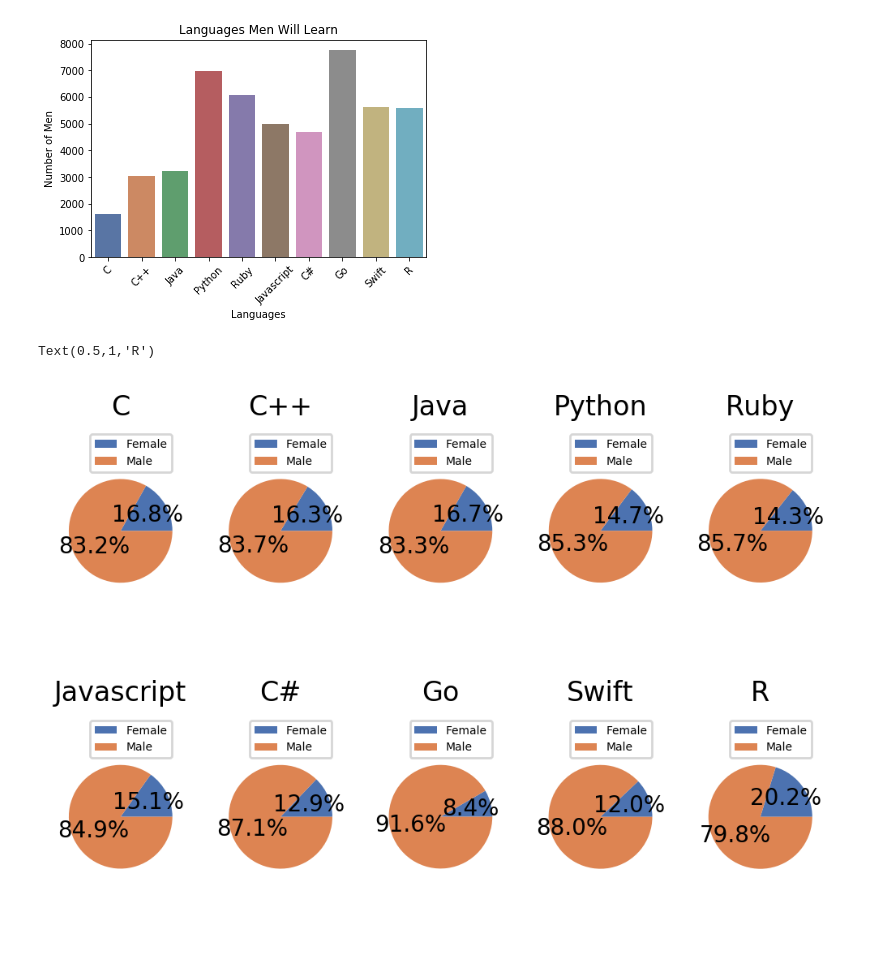
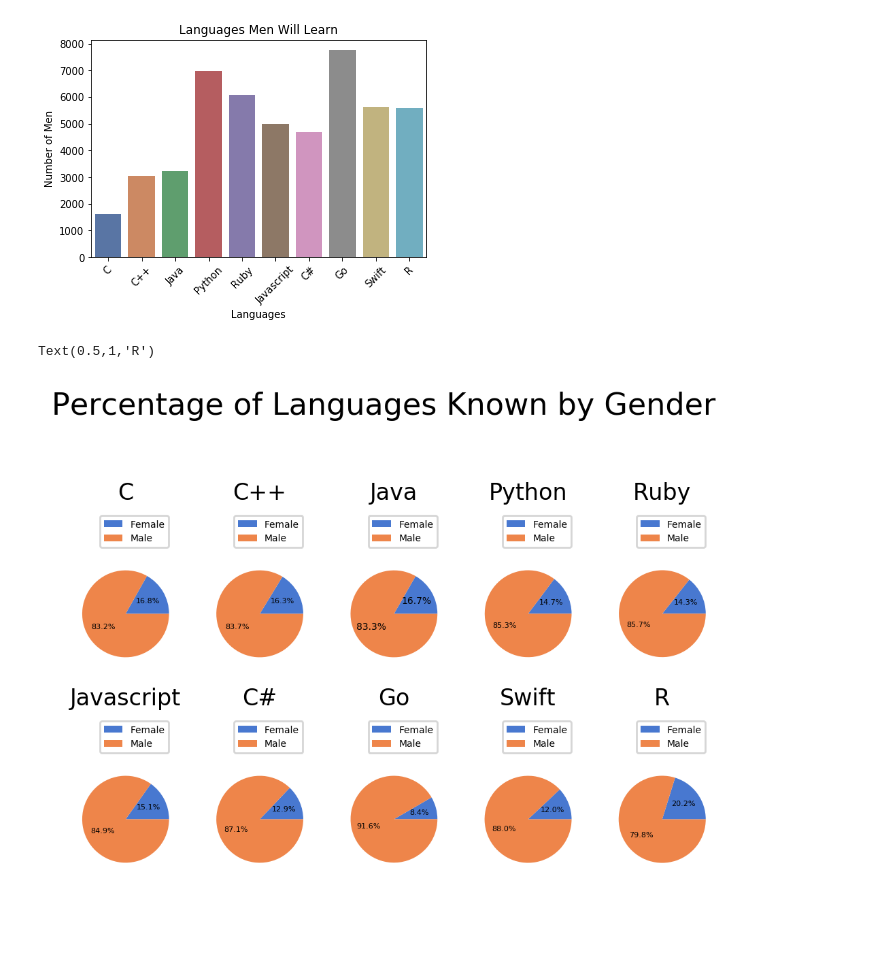
Before and after one commit to EricaTess/women-in-tech, a Jupyter notebook: clustering_project/Clustering-HackerRank-Data.ipynb, the cells around one changed output. Drawn from its saved outputs; the diff is of its cells as text; code cells hidden in the pictures.

```diff
--- a/clustering_project/Clustering-HackerRank-Data.ipynb
+++ b/clustering_project/Clustering-HackerRank-Data.ipynb
@@ -213,7 +162,9 @@ plt.show()
 # Javascript C# Go Swift R
 # %%
 fig = plt.figure(dpi=200)
-fig.subplots_adjust(hspace=0.4, wspace=0.4)
+sns.set_palette("muted")
+fig.subplots_adjust(hspace=0, wspace=0.4)
+fig.suptitle('Percentage of Languages Known by Gender', fontsize=16, y=1.1)
 
 
 # C Pie Chart
@@ -222,7 +173,7 @@ plt.pie([
         df_country_gender_lang[(df_country_gender_lang['C']=='Know') &(df_country_gender_lang['Gender']=="Female")].shape[0],
         df_country_gender_lang[(df_country_gender_lang['C']=='Know') &(df_country_gender_lang['Gender']=="Male")].shape[0]
         ],
-        autopct='%0.1f%%', textprops={'fontsize': 10})
+        autopct='%0.1f%%', textprops={'fontsize': 4})
 
 plt.axis('equal')
 plt.legend(df_country_gender_lang['Gender'], loc=1, prop={'size': 5})
@@ -234,7 +185,7 @@ plt.pie([
         df_country_gender_lang[(df_country_gender_lang['C++']=='Know') &(df_country_gender_lang['Gender']=="Female")].shape[0],
         df_country_gender_lang[(df_country_gender_lang['C++']=='Know') &(df_country_gender_lang['Gender']=="Male")].shape[0]
         ],
-        autopct='%0.1f%%')
+        autopct='%0.1f%%', textprops={'fontsize': 4})
 
 plt.axis('equal')
 plt.legend(df_country_gender_lang['Gender'], loc=1, prop={'size': 5})
@@ -246,7 +197,7 @@ plt.pie([
         df_country_gender_lang[(df_country_gender_lang['Java']=='Know') &(df_country_gender_lang['Gender']=="Female")].shape[0],
         df_country_gender_lang[(df_country_gender_lang['Java']=='Know') &(df_country_gender_lang['Gender']=="Male")].shape[0]
         ],
-        autopct='%0.1f%%')
+        autopct='%0.1f%%', textprops={'fontsize': 5})
 plt.axis('equal')
 plt.legend(df_country_gender_lang['Gender'], loc=1, prop={'size': 5})
 plt.title('Java')
@@ -258,7 +209,7 @@ plt.pie([
         df_country_gender_lang[(df_country_gender_lang['Python']=='Know') &(df_country_gender_lang['Gender']=="Female")].shape[0],
         df_country_gender_lang[(df_country_gender_lang['Python']=='Know') &(df_country_gender_lang['Gender']=="Male")].shape[0]
         ],
-        autopct='%0.1f%%')
+        autopct='%0.1f%%', textprops={'fontsize': 4})
 plt.axis('equal')
 plt.legend(df_country_gender_lang['Gender'], loc=1, prop={'size': 5})
 plt.title('Python')
@@ -269,7 +220,7 @@ plt.pie([
         df_country_gender_lang[(df_country_gender_lang['Ruby']=='Know') &(df_country_gender_lang['Gender']=="Female")].shape[0],
         df_country_gender_lang[(df_country_gender_lang['Ruby']=='Know') &(df_country_gender_lang['Gender']=="Male")].shape[0]
         ],
-        autopct='%0.1f%%')
+        autopct='%0.1f%%', textprops={'fontsize': 4})
 plt.axis('equal')
 plt.legend(df_country_gender_lang['Gender'], loc=1, prop={'size': 5})
 plt.title('Ruby')
@@ -280,7 +231,7 @@ plt.pie([
         df_country_gender_lang[(df_country_gender_lang['Javascript']=='Know') &(df_country_gender_lang['Gender']=="Female")].shape[0],
         df_country_gender_lang[(df_country_gender_lang['Javascript']=='Know') &(df_country_gender_lang['Gender']=="Male")].shape[0]
         ],
-        autopct='%0.1f%%')
+        autopct='%0.1f%%', textprops={'fontsize': 4})
 plt.axis('equal')
 plt.legend(df_country_gender_lang['Gender'], loc=1, prop={'size': 5})
 plt.title('Javascript')
@@ -291,7 +242,7 @@ plt.pie([
         df_country_gender_lang[(df_country_gender_lang['C#']=='Know') &(df_country_gender_lang['Gender']=="Female")].shape[0],
         df_country_gender_lang[(df_country_gender_lang['C#']=='Know') &(df_country_gender_lang['Gender']=="Male")].shape[0]
         ],
-        autopct='%0.1f%%')
+        autopct='%0.1f%%', textprops={'fontsize': 4})
 plt.axis('equal')
 plt.legend(df_country_gender_lang['Gender'], loc=1, prop={'size': 5})
 plt.title('C#')
@@ -300,34 +251,34 @@ plt.title('C#')
 plt.subplot(2, 5, 8)
 plt.pie([
         df_country_gender_lang[(df_country_gender_lang['Go']=='Know') &(df_country_gender_lang['Gender']=="Female")].shape[0],
         df_country_gender_lang[(df_country_gender_lang['Go']=='Know') &(df_country_gender_lang['Gender']=="Male")].shape[0]
         ],
-        autopct='%0.1f%%')
+        autopct='%0.1f%%', textprops={'fontsize': 4})
 plt.axis('equal')
 plt.legend(df_country_gender_lang['Gender'], loc=1, prop={'size': 5})
 plt.title('Go')
 
 # Swift
 plt.subplot(2, 5, 9)
 plt.pie([
         df_country_gender_lang[(df_country_gender_lang['Swift']=='Know') &(df_country_gender_lang['Gender']=="Female")].shape[0],
         df_country_gender_lang[(df_country_gender_lang['Swift']=='Know') &(df_country_gender_lang['Gender']=="Male")].shape[0]
         ],
-        autopct='%0.1f%%')
+        autopct='%0.1f%%', textprops={'fontsize': 4})
 plt.axis('equal')
 plt.legend(df_country_gender_lang['Gender'], loc=1, prop={'size': 5})
 plt.title('Swift')
 
 # R Pie Chart
 plt.subplot(2, 5, 10)
 plt.pie([
         df_country_gender_lang[(df_country_gender_lang['R']=='Know') &(df_country_gender_lang['Gender']=="Female")].shape[0],
         df_country_gender_lang[(df_country_gender_lang['R']=='Know') &(df_country_gender_lang['Gender']=="Male")].shape[0]
         ],
-        autopct='%0.1f%%')
+        autopct='%0.1f%%', textprops={'fontsize': 4})
 plt.axis('equal')
 plt.legend(df_country_gender_lang['Gender'], loc=1, prop={'size': 5})
 plt.title('R')
 # %% [output]
 Text(0.5,1,'R')
-[figure, old version]
+[figure, new version]
```
Also changed, not shown: parts of 13 cells of this notebook.
